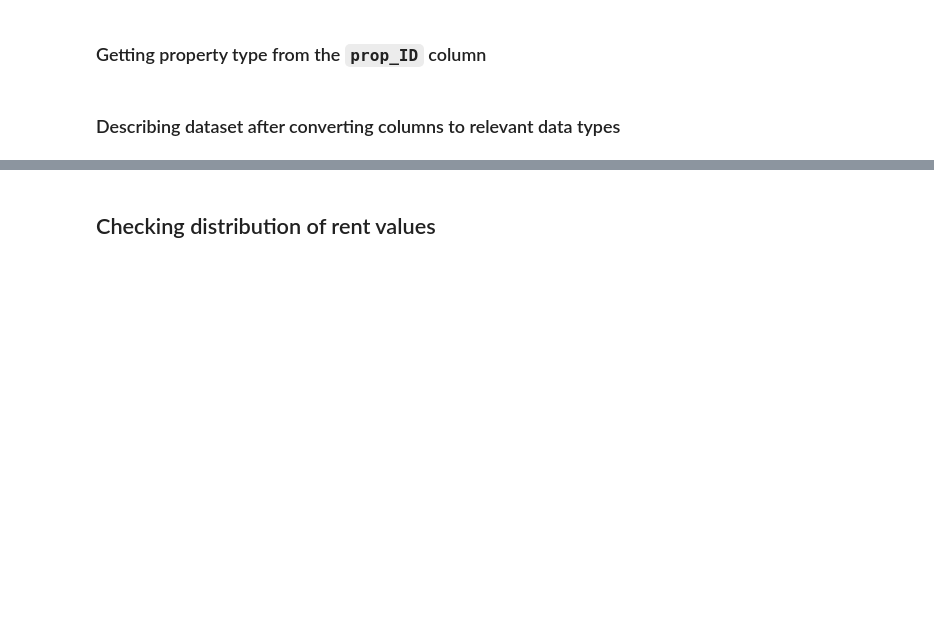
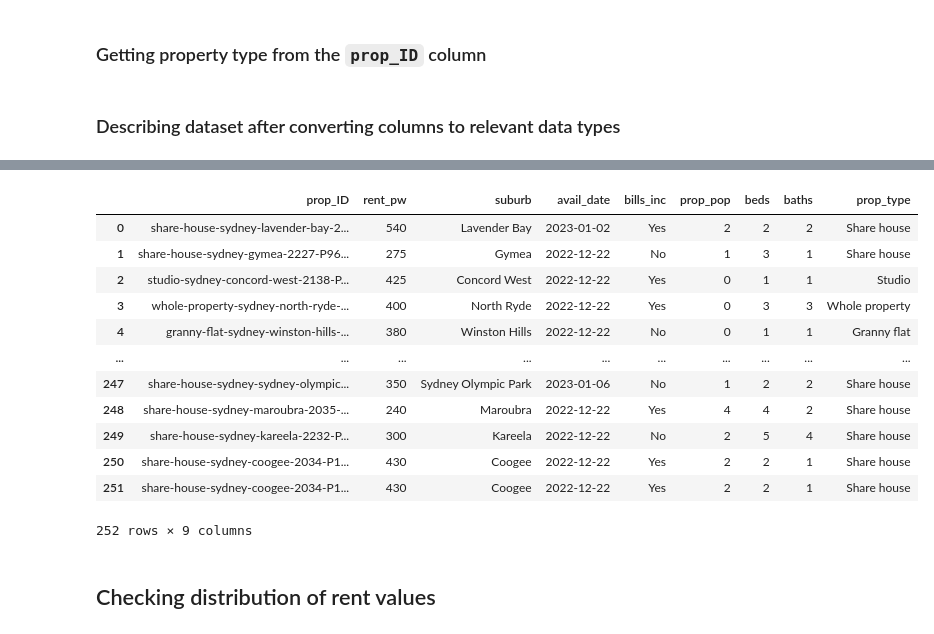
Before and after one commit to anshuman-111/flatmates-data, a Jupyter notebook: aggregator.ipynb, the cells around one changed output, grey strips where cells are left out. Cells and saved outputs as stored; diff of their text form; code cells hidden in the pictures; blank space fills up the shorter version.

```diff
--- a/aggregator.ipynb
+++ b/aggregator.ipynb
@@ -96,6 +96,22 @@ df.describe()
 # %%
 def url_creator(id):
     return f'https://flatmates.com.au/{id}'
+
+df
+# %% [output]
+|  | prop_ID | rent_pw | suburb | avail_date | bills_inc | prop_pop | beds | baths | prop_type |
+| 0 | share-house-sydney-lavender-bay-2... | 540 | Lavender Bay | 2023-01-02 | Yes | 2 | 2 | 2 | Share house |
+| 1 | share-house-sydney-gymea-2227-P96... | 275 | Gymea | 2022-12-22 | No | 1 | 3 | 1 | Share house |
+| 2 | studio-sydney-concord-west-2138-P... | 425 | Concord West | 2022-12-22 | Yes | 0 | 1 | 1 | Studio |
+| 3 | whole-property-sydney-north-ryde-... | 400 | North Ryde | 2022-12-22 | Yes | 0 | 3 | 3 | Whole property |
+| 4 | granny-flat-sydney-winston-hills-... | 380 | Winston Hills | 2022-12-22 | No | 0 | 1 | 1 | Granny flat |
+| ... | ... | ... | ... | ... | ... | ... | ... | ... | ... |
+| 247 | share-house-sydney-sydney-olympic... | 350 | Sydney Olympic Park | 2023-01-06 | No | 1 | 2 | 2 | Share house |
+| 248 | share-house-sydney-maroubra-2035-... | 240 | Maroubra | 2022-12-22 | Yes | 4 | 4 | 2 | Share house |
+| 249 | share-house-sydney-kareela-2232-P... | 300 | Kareela | 2022-12-22 | No | 2 | 5 | 4 | Share house |
+| 250 | share-house-sydney-coogee-2034-P1... | 430 | Coogee | 2022-12-22 | Yes | 2 | 2 | 1 | Share house |
+| 251 | share-house-sydney-coogee-2034-P1... | 430 | Coogee | 2022-12-22 | Yes | 2 | 2 | 1 | Share house |
+252 rows × 9 columns
 # %% [markdown]
 ## Checking distribution of rent values
 # %%
```
Also changed, not shown: parts of 12 cells of this notebook.
